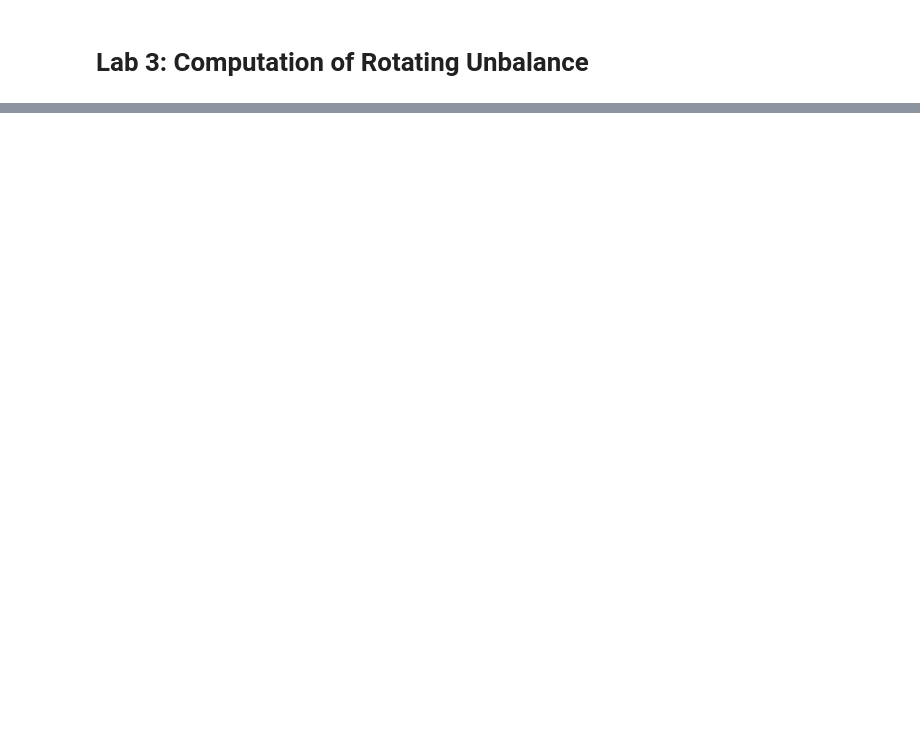
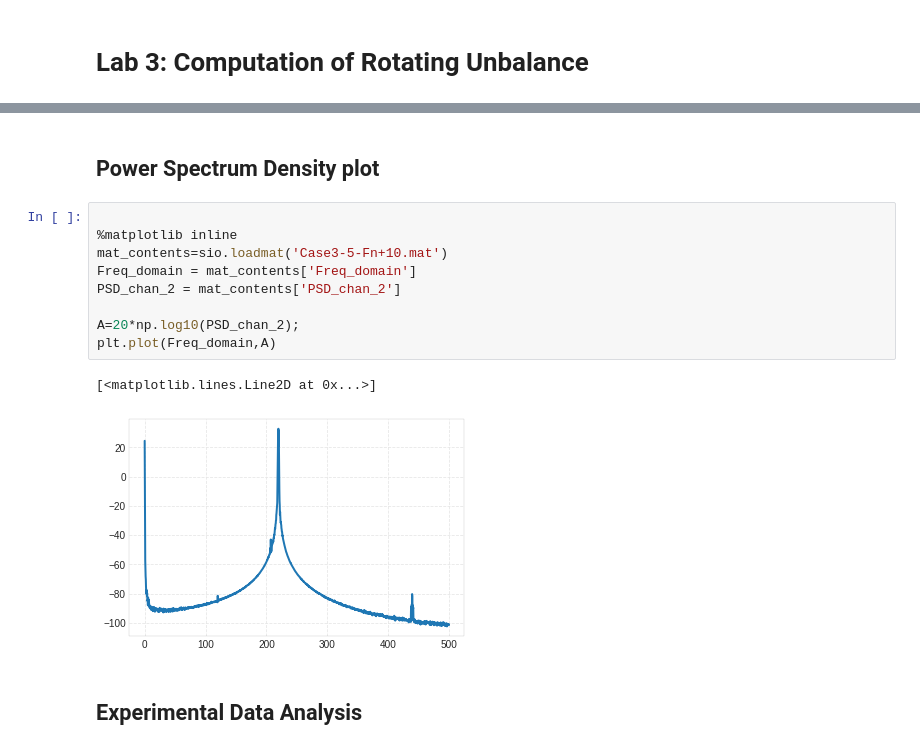
Before and after one commit to josephcslater/MechanicalVibrationLab, a Jupyter notebook: source/labnotes/Lab3.ipynb, the cells around one changed output, grey strips where cells are left out. Cells and saved outputs as stored; diff of their text form; blank space fills up the shorter version.

```diff
--- a/source/labnotes/Lab3.ipynb
+++ b/source/labnotes/Lab3.ipynb
@@ -645,0 +29,18 @@ array([ 3761.41692009])
+# %% [markdown]
+Power Spectrum Density plot
+-------------------------------------
+# %%
+
+%matplotlib inline
+mat_contents=sio.loadmat('Case3-5-Fn+10.mat')
+Freq_domain = mat_contents['Freq_domain']
+PSD_chan_2 = mat_contents['PSD_chan_2']
+
+A=20*np.log10(PSD_chan_2);
+plt.plot(Freq_domain,A)
+# %% [output]
+[<matplotlib.lines.Line2D at 0x...>]
+[figure, added]
+# %% [markdown]
+Experimental Data Analysis
+--------------------------------
```
Also changed, not shown: parts of 55 cells of this notebook, 2 other files.
